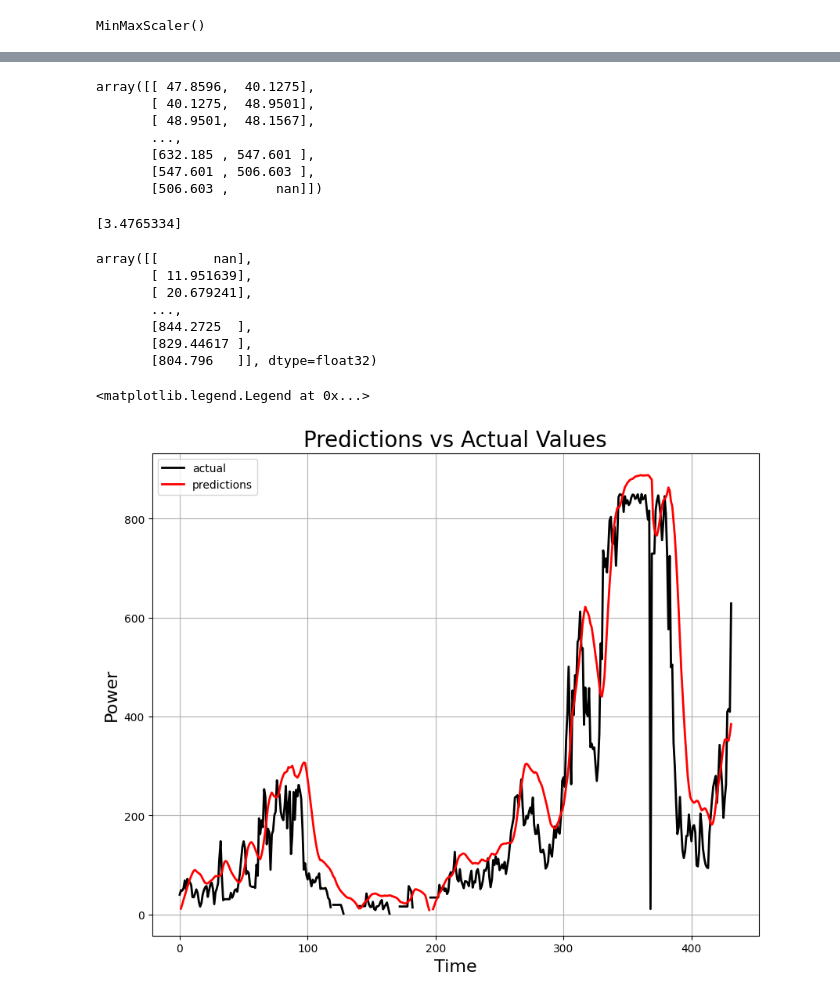
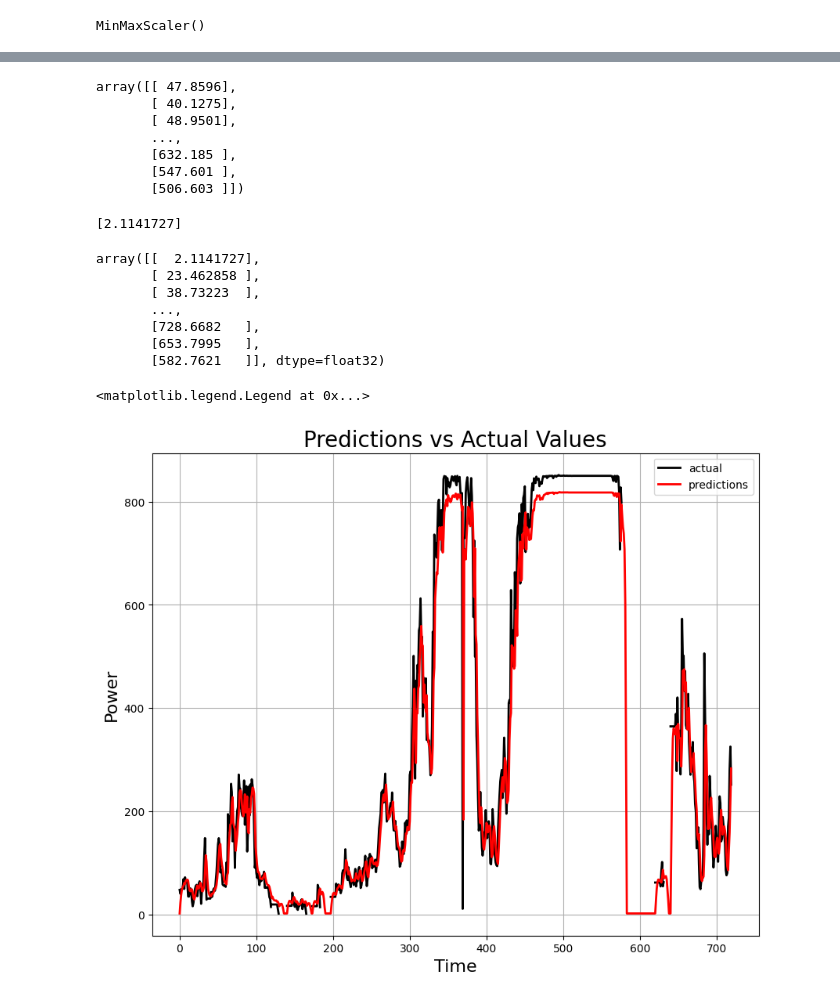
Before and after one commit to Brizzum/Final-project, a Jupyter notebook: UnivariateModel.ipynb, the cells around one changed output, grey strips where cells are left out. Cells and saved outputs as stored; diff of their text form; code cells hidden in the pictures.

Commit message:
WORKING MODEL

```diff
--- a/UnivariateModel.ipynb
+++ b/UnivariateModel.ipynb
@@ -204,0 +222,6 @@ Y_train
+# %%
+nan_y_validation = np.where(np.isnan(Y_validation['var1(t)']))[0]
+Y_validation = Y_validation.dropna()
+
+nan_x_validation = nan_y_validation + 1
+X_validation = X_validation.drop(X_validation.index[nan_x_validation])
@@ -309,7 +341,7 @@ model = Sequential()
 
 # Masking layer (for the pad_value)
 model.add(Masking(mask_value=pad_value, input_shape=(None, no_features)))
-model.add(Masking(mask_value=NanIgnore, input_shape=(None, no_features))) # 0.0011607661 is the pad_value for the scaled -1
+#model.add(Masking(mask_value=NanIgnore, input_shape=(None, no_features))) # 0.0011607661 is the pad_value for the scaled -1
 
 
 # First LSTM layer
@@ -337,9 +369,10 @@ now = datetime.datetime.now().strftime("%Y%m%d%H%M")
 tbGraph = TensorBoard(log_dir=f'.\Graph\{now}',
                       histogram_freq=64*2, write_graph=True, write_images=True)
 
+
 history = model.fit(train_X, train_Y,
-          epochs=10,
-          batch_size=1000,
+          epochs=20,
+          batch_size=500,
           validation_data=(validation_X, validation_Y),
           callbacks=[tbGraph])
 # %% [output]
@@ -388,45 +421,45 @@ else:
 # %%
 test_Y = scalery.inverse_transform(test_Y)
-test_Y[test_Y == NanGetRid] = np.nan
+#test_Y[test_Y == NanGetRid] = np.nan
 test_Y[test_Y > 1000] = np.nan
 test_Y
 # %% [output]
-array([[ 47.8596,  40.1275],
-       [ 40.1275,  48.9501],
-       [ 48.9501,  48.1567],
+array([[ 47.8596],
+       [ 40.1275],
+       [ 48.9501],
        ...,
-       [632.185 , 547.601 ],
-       [547.601 , 506.603 ],
-       [506.603 ,      nan]])
+       [632.185 ],
+       [547.601 ],
+       [506.603 ]])
 # %%
 from scipy import stats
 mode = stats.mode(predictions)
 print(mode.mode[0])
-predictions[predictions == mode.mode[0]] = np.nan #i am assumming that the Nan is the msot repeated val
+#predictions[predictions == mode.mode[0]] = np.nan #i am assumming that the Nan is the msot repeated val
 predictions
 # %% [output]
-[3.4765334]
+[2.1141727]
-array([[       nan],
-       [ 11.951639],
-       [ 20.679241],
+array([[  2.1141727],
+       [ 23.462858 ],
+       [ 38.73223  ],
        ...,
-       [844.2725  ],
-       [829.44617 ],
-       [804.796   ]], dtype=float32)
+       [728.6682   ],
+       [653.7995   ],
+       [582.7621   ]], dtype=float32)
 # %%
 
 # plot the predictions
 plt.figure(figsize=(10,8))
 
-plt.plot(test_Y[:144*3,-1], 'k', label='actual', linewidth=2)
-plt.plot(predictions[:144*3],'-r', label='predictions', linewidth=2)
+plt.plot(test_Y[:144*5,-1], 'k', label='actual', linewidth=2)
+plt.plot(predictions[:144*5],'-r', label='predictions', linewidth=2)
 plt.grid(True)
 
 plt.title('Predictions vs Actual Values', fontsize=20)
 plt.xlabel('Time', fontsize=16)
 plt.ylabel('Power', fontsize=16)
 
 plt.legend()
 # %% [output]
 <matplotlib.legend.Legend at 0x...>
-[figure, old version]
+[figure, new version]
```
Also changed, not shown: parts of 21 cells of this notebook, 16 other files.
